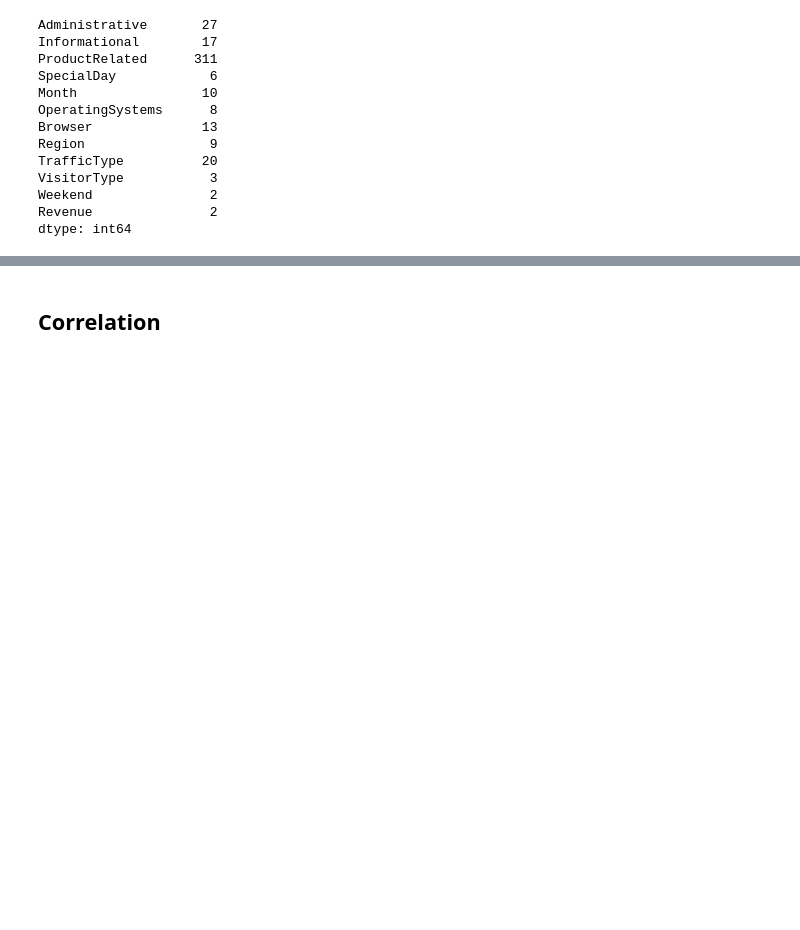
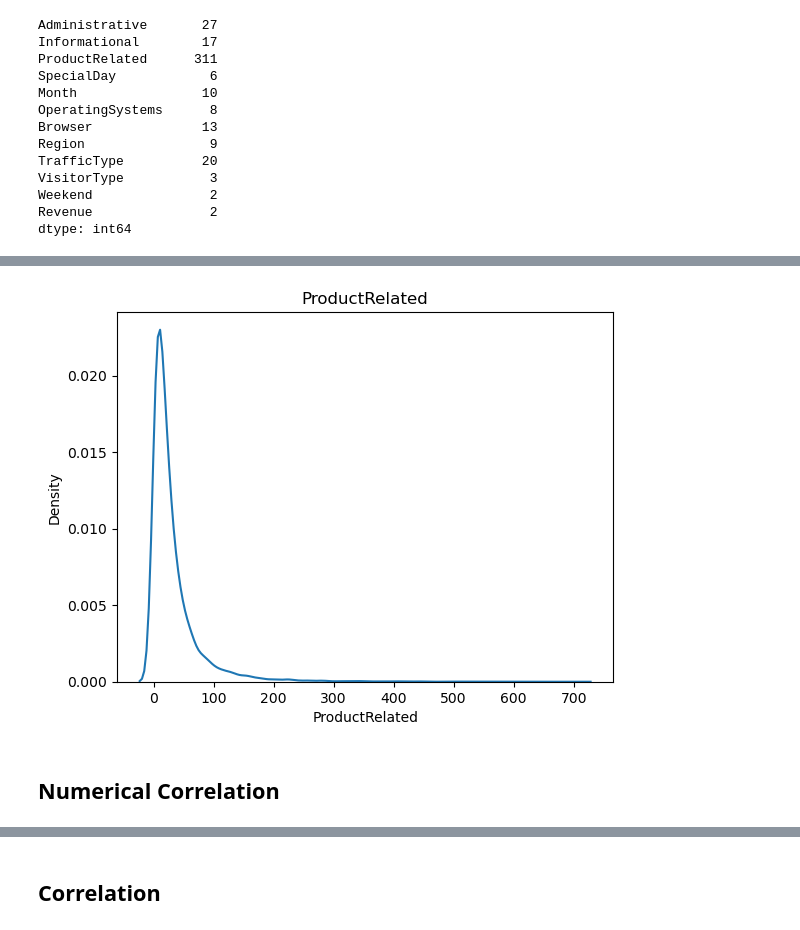
Before and after one commit to Mostafa-Elseidy/Machine-Learning-Zoomcamp, a Jupyter notebook: Capstone_1/shoppers.ipynb, the cells around one changed output, grey strips where cells are left out. Drawn from its saved outputs; the diff is of its cells as text; code cells hidden in the pictures; blank space fills up the shorter version.

```diff
--- a/Capstone_1/shoppers.ipynb
+++ b/Capstone_1/shoppers.ipynb
@@ -351,0 +367,7 @@ for col in numerical_features:
+# %%
+sns.kdeplot(X_train.ProductRelated)
+plt.title("ProductRelated");
+# %% [output]
+[figure, added]
+# %% [markdown]
+## Numerical Correlation
```
Also changed, not shown: parts of 47 cells of this notebook, 1 other file.
